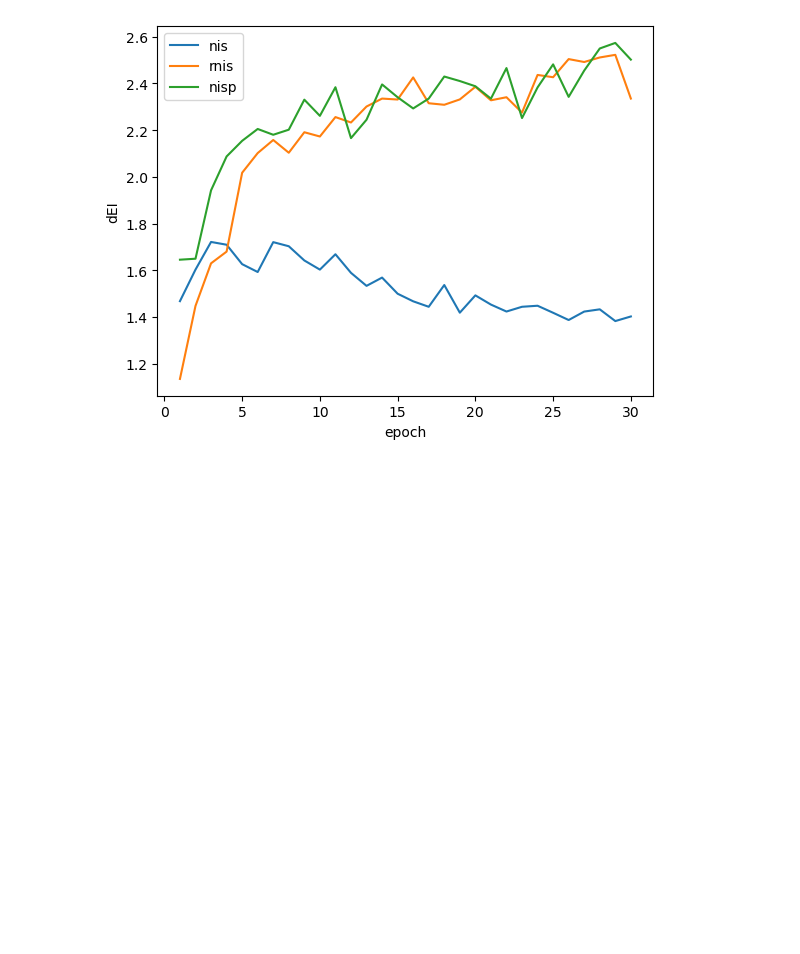
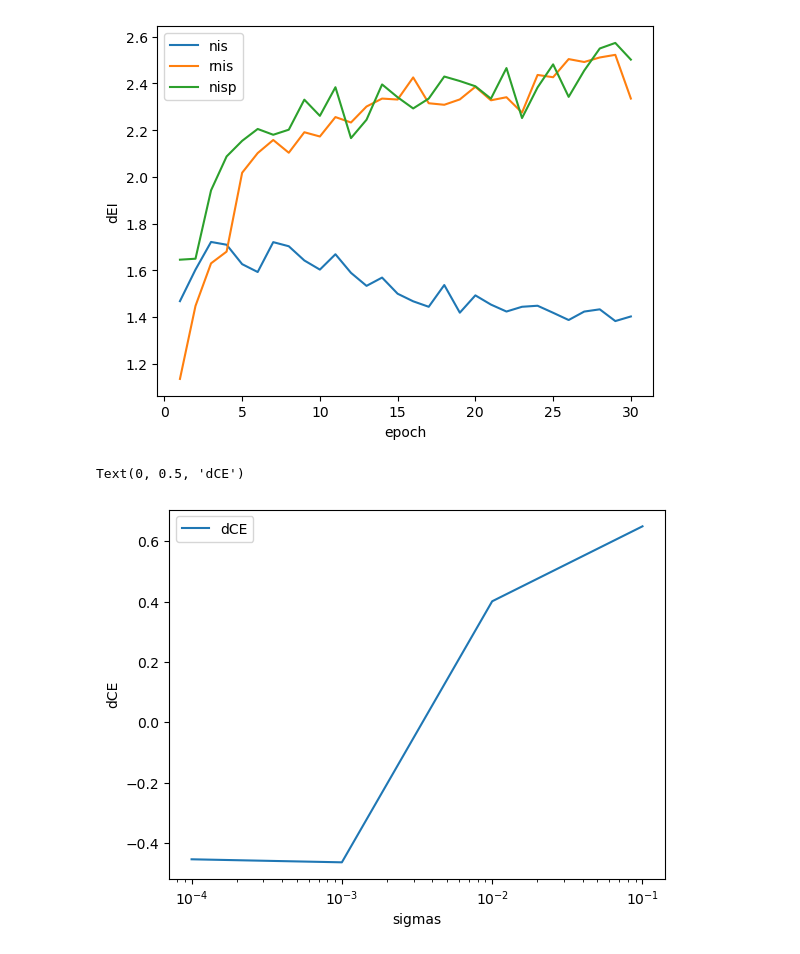
Before and after one commit to Matthew-ymz/Time-series-forecasting-for-causal-emergence, a Jupyter notebook: postprocessing/ei_analysis.ipynb, the cells around one changed output. Drawn from its saved outputs; the diff is of its cells as text; code cells hidden in the pictures; blank space fills up the shorter version.

```diff
--- a/postprocessing/ei_analysis.ipynb
+++ b/postprocessing/ei_analysis.ipynb
@@ -23,0 +21,22 @@ import matplotlib.pyplot as plt
+# %%
+import numpy as np
+import matplotlib.pyplot as plt
+
+sigmas = [0.0001, 0.001, 0.01, 0.1]
+ce_list = []
+for sig in sigmas:
+    test_id_4 = "maxei_sir_iid_noise_NISp_samp4000_sigma{0}_ls4_lam1.0_dmodel64_0".format(sig)
+    test_id_2 = "maxei_sir_iid_noise_NISp_samp4000_sigma{0}_ls2_lam1.0_dmodel64_0".format(sig)
+    ei4 = np.load(f'../results/outputs/{test_id_4}/EI.npy')
+    ei2 = np.load(f'../results/outputs/{test_id_2}/EI.npy')
+    ce = ei2[-1] - ei4[-1]
+    ce_list.append(ce)
+
+plt.plot(sigmas, ce_list, label='dCE')
+plt.xscale("log")
+plt.legend()
+plt.xlabel('sigmas')
+plt.ylabel('dCE')
+# %% [output]
+Text(0, 0.5, 'dCE')
+[figure, added]
```
Also changed, not shown: parts of 1 cell of this notebook.
